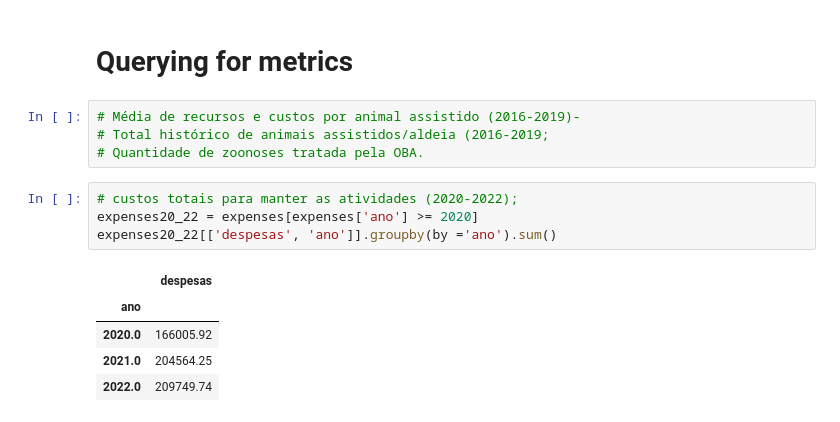
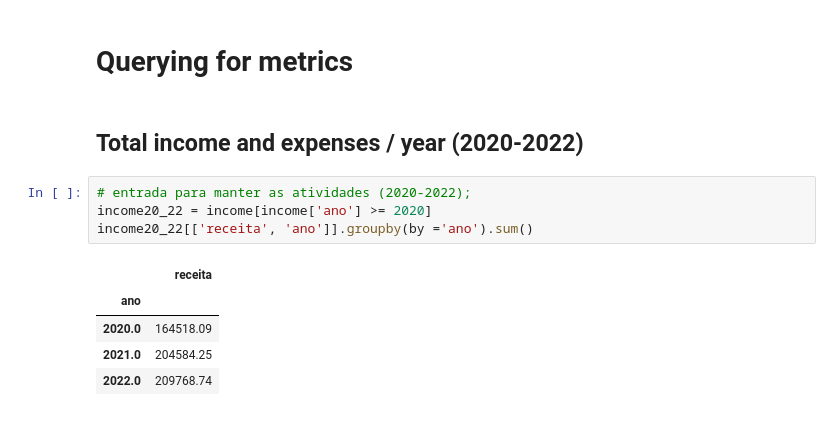
Before and after one commit to vdechen/DataAnalysis_NGO, a Jupyter notebook: Data cleaning and analysis.ipynb, the cells around one changed output. Drawn from its saved outputs; the diff is of its cells as text.

```diff
--- a/Code.ipynb
+++ b/Data cleaning and analysis.ipynb
@@ -226,16 +201,14 @@ income.head()
 # %% [markdown]
 # Querying for metrics
+# %% [markdown]
+## Total income and expenses / year (2020-2022)
 # %%
-# Média de recursos e custos por animal assistido (2016-2019)-
-# Total histórico de animais assistidos/aldeia (2016-2019;
-# Quantidade de zoonoses tratada pela OBA.
+# entrada para manter as atividades (2020-2022);
+income20_22 = income[income['ano'] >= 2020]
+income20_22[['receita', 'ano']].groupby(by ='ano').sum()
+# %% [output]
+|  | receita |
+| ano |  |
+| 2020.0 | 164518.09 |
+| 2021.0 | 204584.25 |
+| 2022.0 | 209768.74 |
-# %%
-# custos totais para manter as atividades (2020-2022);
-expenses20_22 = expenses[expenses['ano'] >= 2020]
-expenses20_22[['despesas', 'ano']].groupby(by ='ano').sum()
-# %% [output]
-|  | despesas |
-| ano |  |
-| 2020.0 | 166005.92 |
-| 2021.0 | 204564.25 |
-| 2022.0 | 209749.74 |
```
Also changed, not shown: parts of 31 cells of this notebook, 2 other files.
